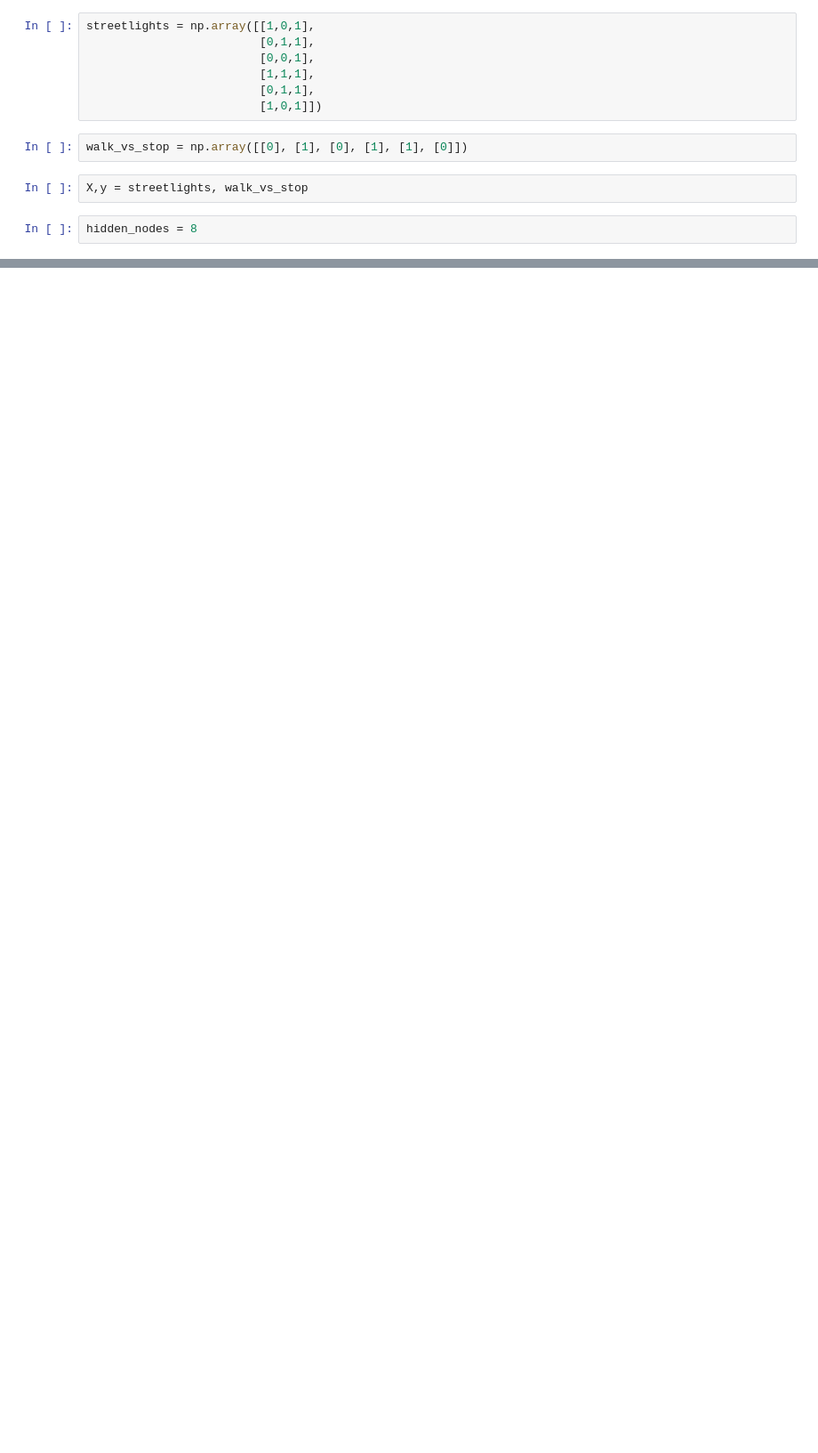
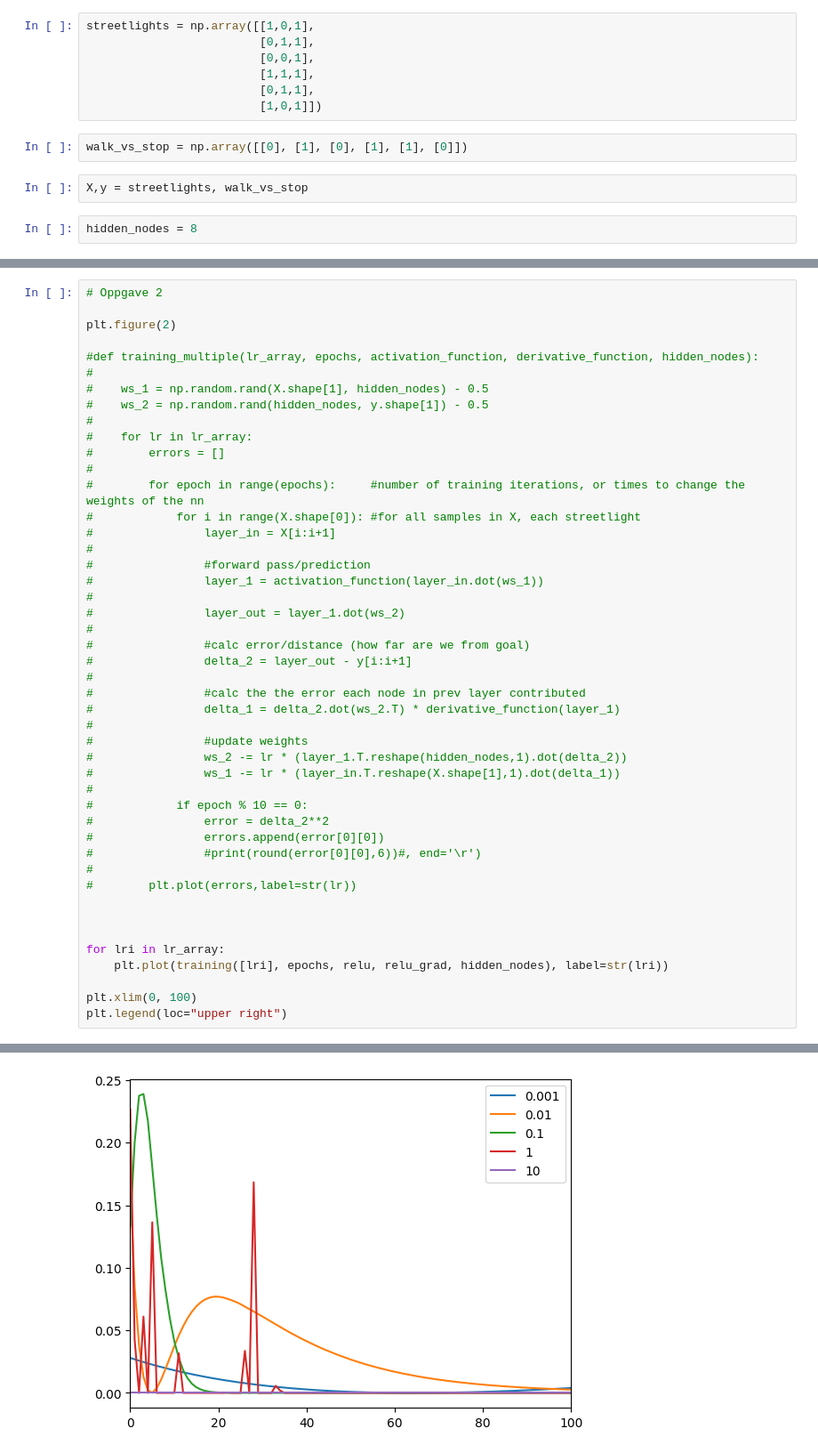
Before and after one commit to LawftyGoals/UIT_DTE2502, a Jupyter notebook: MA2/assignment_2_base_code.ipynb, the cells around one changed output, grey strips where cells are left out. Shown at 89% size. Saved outputs shown, nothing was run; the diff lists cells and outputs as text; blank space fills up the shorter version.

```diff
--- a/MA2/assignment_2_base_code.ipynb
+++ b/MA2/assignment_2_base_code.ipynb
@@ -90,0 +102,47 @@ lr rate: 0.01
+# %%
+# Oppgave 2
+
+plt.figure(2)
+
+#def training_multiple(lr_array, epochs, activation_function, derivative_function, hidden_nodes):
+#
+#    ws_1 = np.random.rand(X.shape[1], hidden_nodes) - 0.5
+#    ws_2 = np.random.rand(hidden_nodes, y.shape[1]) - 0.5
+#
+#    for lr in lr_array:
+#        errors = []
+#
+#        for epoch in range(epochs):     #number of training iterations, or times to change the weights of the nn
+#            for i in range(X.shape[0]): #for all samples in X, each streetlight
+#                layer_in = X[i:i+1]
+#
+#                #forward pass/prediction
+#                layer_1 = activation_function(layer_in.dot(ws_1))
+#
+#                layer_out = layer_1.dot(ws_2)
+#
+#                #calc error/distance (how far are we from goal)
+#                delta_2 = layer_out - y[i:i+1]
+#
+#                #calc the the error each node in prev layer contributed
+#                delta_1 = delta_2.dot(ws_2.T) * derivative_function(layer_1)
+#
+#                #update weights
+#                ws_2 -= lr * (layer_1.T.reshape(hidden_nodes,1).dot(delta_2))
+#                ws_1 -= lr * (layer_in.T.reshape(X.shape[1],1).dot(delta_1))
+#
+#            if epoch % 10 == 0:
+#                error = delta_2**2
+#                errors.append(error[0][0])
+#                #print(round(error[0][0],6))#, end='\r')
+#
+#        plt.plot(errors,label=str(lr))
+
+
+
+for lri in lr_array:
+    plt.plot(training([lri], epochs, relu, relu_grad, hidden_nodes), label=str(lri))
+
+plt.xlim(0, 100)
+plt.legend(loc="upper right")
+# %% [output]
@@ -90,0 +150 @@ lr rate: 0.01
+[figure, added]
```
Also changed, not shown: parts of 8 cells of this notebook.
